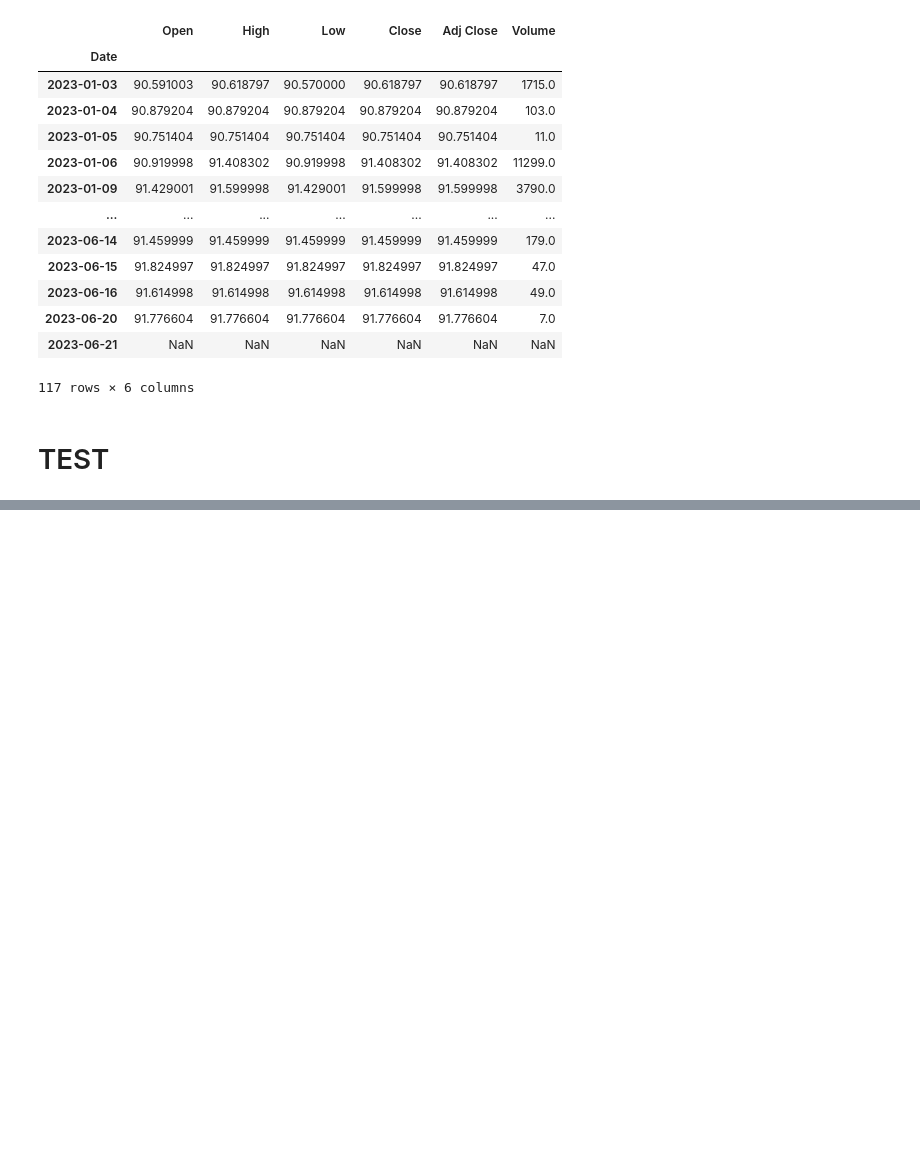
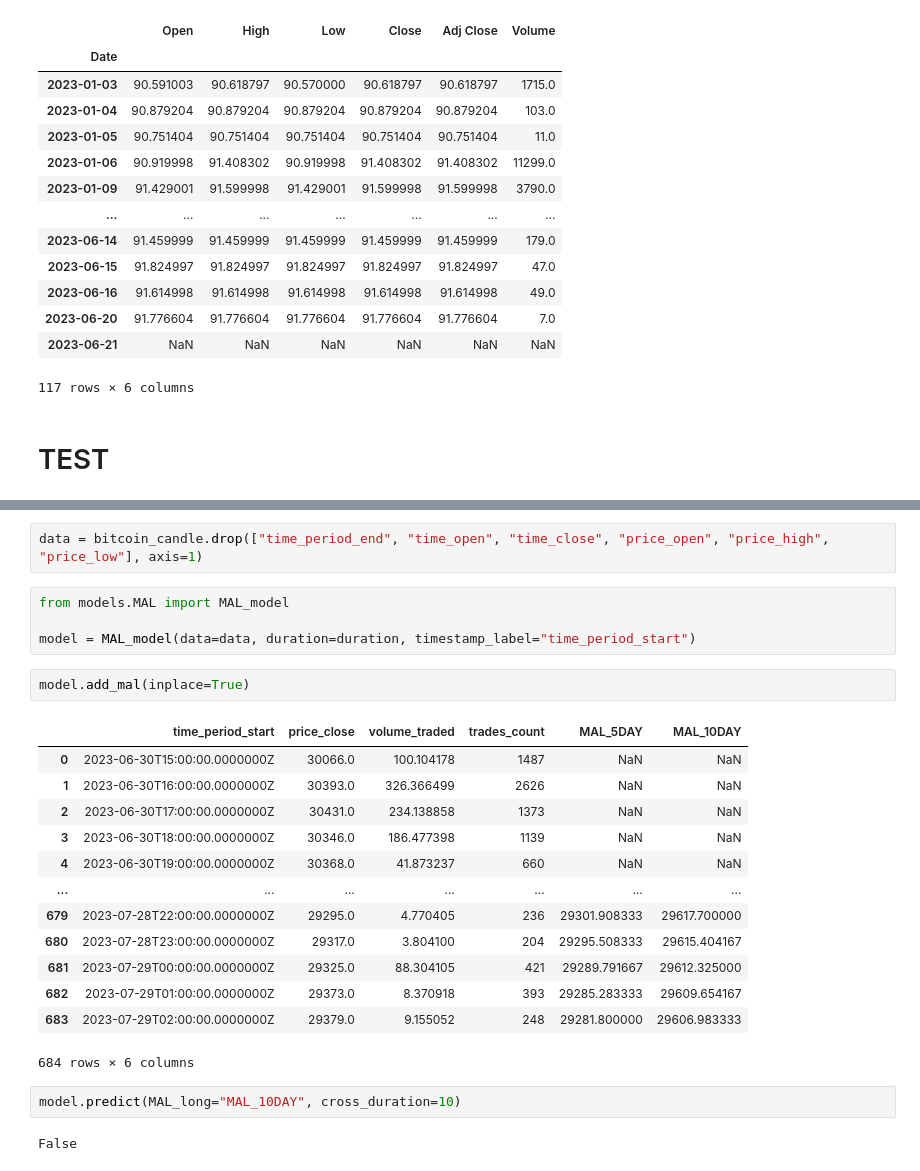
Before and after one commit to GmelaN/BTEM, a Jupyter notebook: API_test.ipynb, the cells around one changed output, grey strips where cells are left out. Saved outputs shown, nothing was run; the diff lists cells and outputs as text; blank space fills up the shorter version.

Commit message:
improved source code structure, added MAL model.

```diff
--- a/API_test.ipynb
+++ b/API_test.ipynb
@@ -493,0 +514,26 @@ AttributeError: 'str' object has no attribute 'keys'
+# %%
+data = bitcoin_candle.drop(["time_period_end", "time_open", "time_close", "price_open", "price_high", "price_low"], axis=1)
+# %%
+from models.MAL import MAL_model
+
+model = MAL_model(data=data, duration=duration, timestamp_label="time_period_start")
+# %%
+model.add_mal(inplace=True)
+# %% [output]
+|  | time_period_start | price_close | volume_traded | trades_count | MAL_5DAY | MAL_10DAY |
+| 0 | 2023-06-30T15:00:00.0000000Z | 30066.0 | 100.104178 | 1487 | NaN | NaN |
+| 1 | 2023-06-30T16:00:00.0000000Z | 30393.0 | 326.366499 | 2626 | NaN | NaN |
+| 2 | 2023-06-30T17:00:00.0000000Z | 30431.0 | 234.138858 | 1373 | NaN | NaN |
+| 3 | 2023-06-30T18:00:00.0000000Z | 30346.0 | 186.477398 | 1139 | NaN | NaN |
+| 4 | 2023-06-30T19:00:00.0000000Z | 30368.0 | 41.873237 | 660 | NaN | NaN |
+| ... | ... | ... | ... | ... | ... | ... |
+| 679 | 2023-07-28T22:00:00.0000000Z | 29295.0 | 4.770405 | 236 | 29301.908333 | 29617.700000 |
+| 680 | 2023-07-28T23:00:00.0000000Z | 29317.0 | 3.804100 | 204 | 29295.508333 | 29615.404167 |
+| 681 | 2023-07-29T00:00:00.0000000Z | 29325.0 | 88.304105 | 421 | 29289.791667 | 29612.325000 |
+| 682 | 2023-07-29T01:00:00.0000000Z | 29373.0 | 8.370918 | 393 | 29285.283333 | 29609.654167 |
+| 683 | 2023-07-29T02:00:00.0000000Z | 29379.0 | 9.155052 | 248 | 29281.800000 | 29606.983333 |
+684 rows × 6 columns
+# %%
+model.predict(MAL_long="MAL_10DAY", cross_duration=10)
+# %% [output]
+False
```
Also changed, not shown: parts of 13 cells of this notebook, 4 other files.
